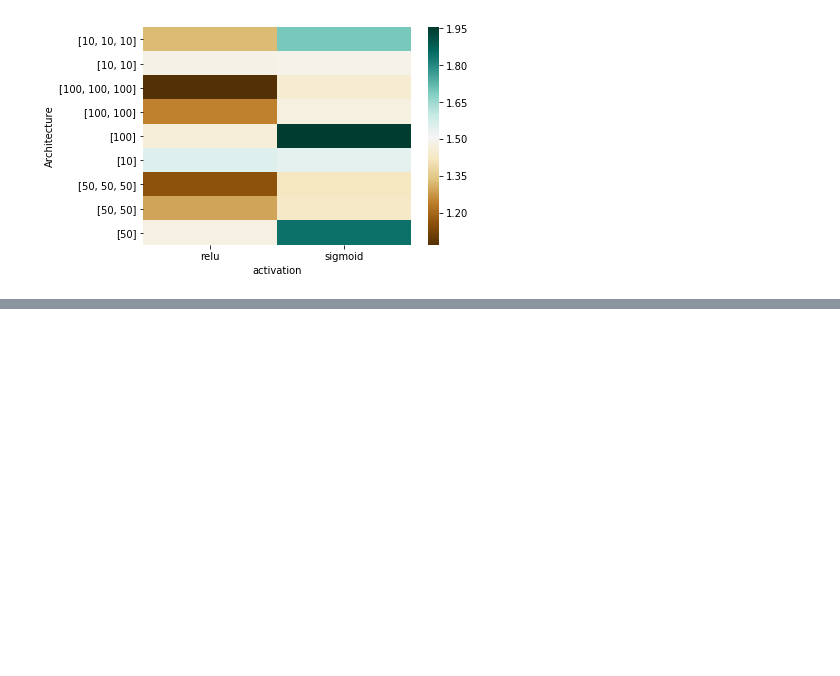
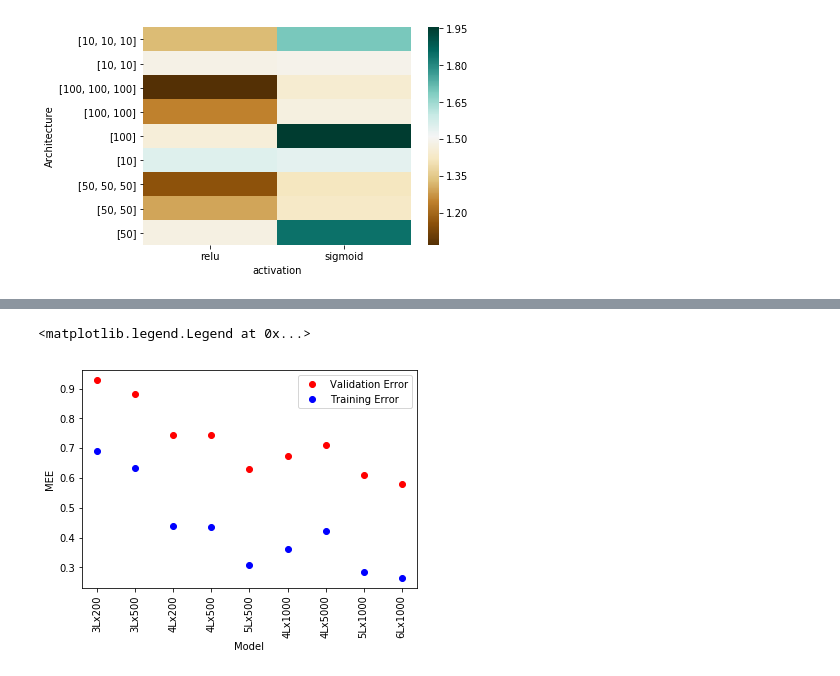
Before and after one commit to MarioBonse/MachineLearningProject, a Jupyter notebook: src/NNGridSearch.ipynb, the cells around one changed output, grey strips where cells are left out. Cells and saved outputs as stored; diff of their text form; code cells hidden in the pictures; blank space fills up the shorter version.

```diff
--- a/src/NNGridSearch.ipynb
+++ b/src/NNGridSearch.ipynb
@@ -52,0 +75,14 @@ kerasNN
+# %%
+import matplotlib.pyplot as plt
+models = [ "3Lx200", "3Lx500", "4Lx200", "4Lx500", "5Lx500", "4Lx1000",
+          "4Lx5000", "5Lx1000",  "6Lx1000" ]
+plt.plot(models, df[0], 'ro', label = "Validation Error")
+#plt.plot(models, df[0], 'ro',models, df[1],'bo')
+plt.plot(models, df[1], 'bo', label = "Training Error")
+plt.xlabel("Model")
+plt.tick_params(axis='x', rotation=90)
+plt.ylabel("MEE")
+plt.legend()
+# %% [output]
+<matplotlib.legend.Legend at 0x...>
+[figure, added]
```
Also changed, not shown: parts of 4 cells of this notebook, 7 other files.
